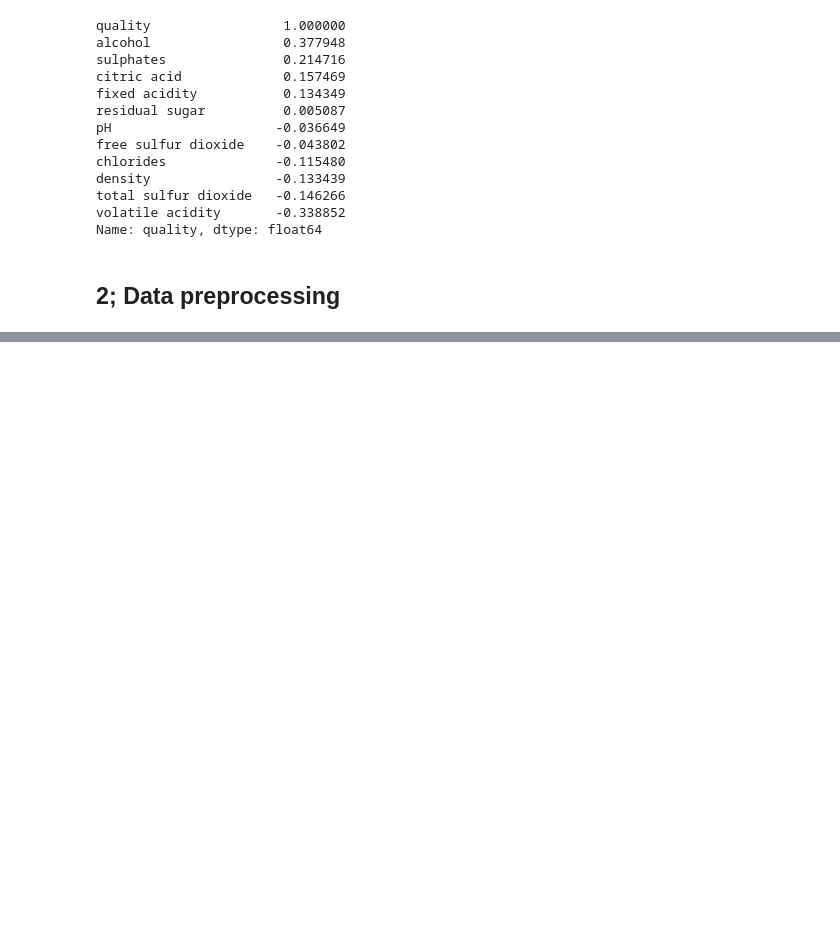
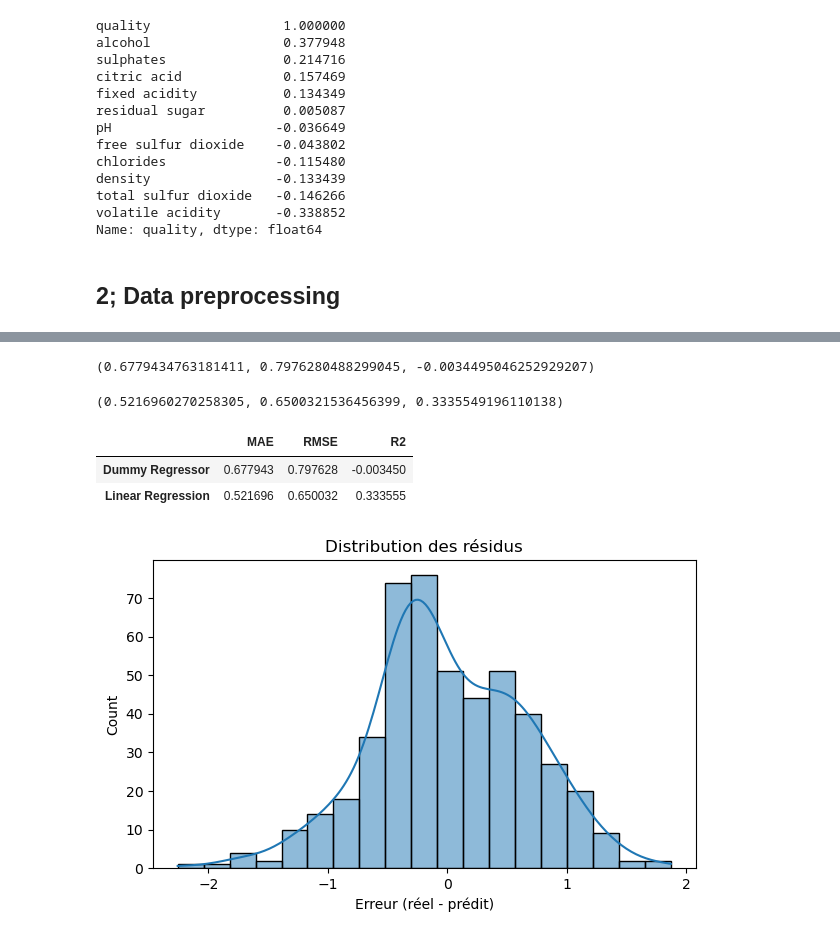
Before and after one commit to karotfl/vine-ML-project, a Jupyter notebook: Richier Projet etape 1.ipynb, the cells around one changed output, grey strips where cells are left out. Saved outputs shown, nothing was run; the diff lists cells and outputs as text; code cells hidden in the pictures; blank space fills up the shorter version.

```diff
--- a/Richier Projet etape 1.ipynb
+++ b/Richier Projet etape 1.ipynb
@@ -161,0 +187,8 @@ from sklearn.feature_extraction.text import TfidfVectorizer
+# %%
+X_train, X_test, y_train, y_test = train_test_split(
+    X_winsorized, y, test_size=0.3, random_state=42
+)
+# %%
+scaler = StandardScaler()
+X_train_scaled = scaler.fit_transform(X_train)
+X_test_scaled = scaler.transform(X_test)
@@ -161,0 +201,54 @@ from sklearn.feature_extraction.text import TfidfVectorizer
+# %%
+from sklearn.dummy import DummyRegressor
+from sklearn.metrics import mean_absolute_error, mean_squared_error, r2_score
+import numpy as np
+
+dummy = DummyRegressor(strategy="mean")
+dummy.fit(X_train_scaled, y_train)
+
+y_pred_dummy = dummy.predict(X_test_scaled)
+
+mae_dummy = mean_absolute_error(y_test, y_pred_dummy)
+rmse_dummy = np.sqrt(mean_squared_error(y_test, y_pred_dummy))
+r2_dummy = r2_score(y_test, y_pred_dummy)
+
+mae_dummy, rmse_dummy, r2_dummy
+# %% [output]
+(0.6779434763181411, 0.7976280488299045, -0.0034495046252929207)
+# %%
+from sklearn.linear_model import LinearRegression
+
+lr = LinearRegression()
+lr.fit(X_train_scaled, y_train)
+
+y_pred_lr = lr.predict(X_test_scaled)
+
+mae_lr = mean_absolute_error(y_test, y_pred_lr)
+rmse_lr = np.sqrt(mean_squared_error(y_test, y_pred_lr))
+r2_lr = r2_score(y_test, y_pred_lr)
+
+mae_lr, rmse_lr, r2_lr
+# %% [output]
+(0.5216960270258305, 0.6500321536456399, 0.3335549196110138)
+# %%
+results = pd.DataFrame({
+    "MAE": [mae_dummy, mae_lr],
+    "RMSE": [rmse_dummy, rmse_lr],
+    "R2": [r2_dummy, r2_lr]
+}, index=["Dummy Regressor", "Linear Regression"])
+
+results
+# %% [output]
+|  | MAE | RMSE | R2 |
+| Dummy Regressor | 0.677943 | 0.797628 | -0.003450 |
+| Linear Regression | 0.521696 | 0.650032 | 0.333555 |
+# %%
+residuals = y_test - y_pred_lr
+
+plt.figure(figsize=(7,4))
+sns.histplot(residuals, kde=True)
+plt.title("Distribution des résidus")
+plt.xlabel("Erreur (réel - prédit)")
+plt.show()
+# %% [output]
+[figure, added]
```
Also changed, not shown: parts of 5 cells of this notebook.
